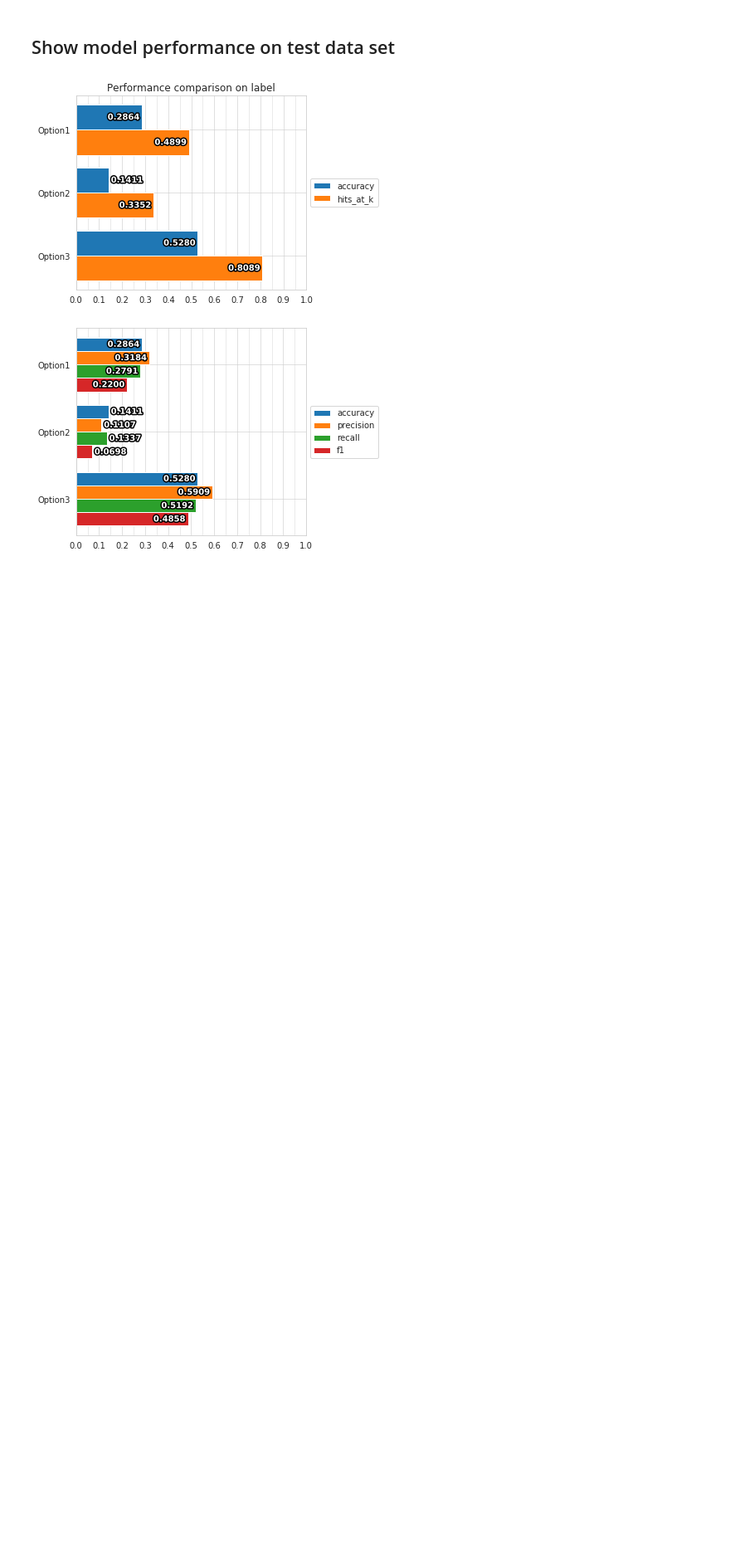
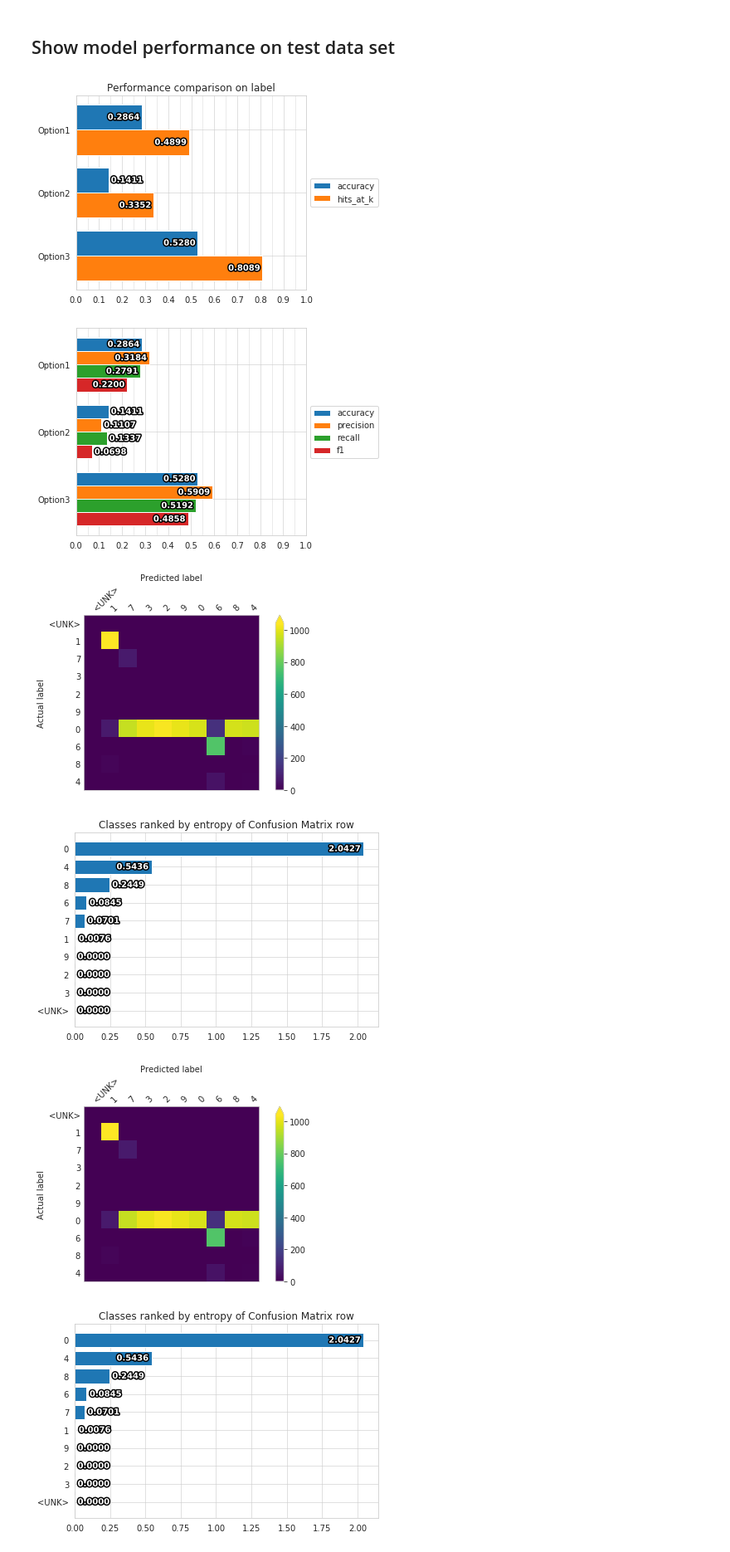
Before and after one commit to ludwig-ai/ludwig, a Jupyter notebook: examples/mnist/visualize_model_test_results.ipynb, the cells around one changed output. Shown: that part at 83% size. Cells and saved outputs as stored; diff of their text form; code cells hidden in the pictures; blank space fills up the shorter version.

Commit message:
feat: added confusion matrix visualization

```diff
--- a/examples/mnist/visualize_model_test_results.ipynb
+++ b/examples/mnist/visualize_model_test_results.ipynb
@@ -72,11 +89,12 @@ compare_performance(
 # %% [output]
 [figure]
 # %%
-train_json = load_json('./results/multiple_experiment_Option1/model/train_set_metadata.json')
+# Classifiction performance metrics by model
+train_metadata_json = load_json('./results/multiple_experiment_Option1/model/train_set_metadata.json')
 compare_classifiers_performance_from_pred(
   preds_list,
   test_df['label'].to_numpy().astype('int'),
-  train_json,
+  train_metadata_json,
   'label',
   10,
   model_names=models_list,
@@ -85,3 +103,20 @@ compare_classifiers_performance_from_pred(
 )
 # %% [output]
 [figure]
+# %%
+# Confustion matrix by model
+confusion_matrix(
+  test_stats_list,
+  train_metadata_json,
+  'label',
+  [10,10,10],
+  False,
+  model_names=models_list,
+  output_directory='./viz2',
+  file_format='png'
+)
+# %% [output]
+[figure, added]
+[figure, added]
+[figure, added]
+[figure, added]
```
Also changed, not shown: parts of 5 cells of this notebook.
